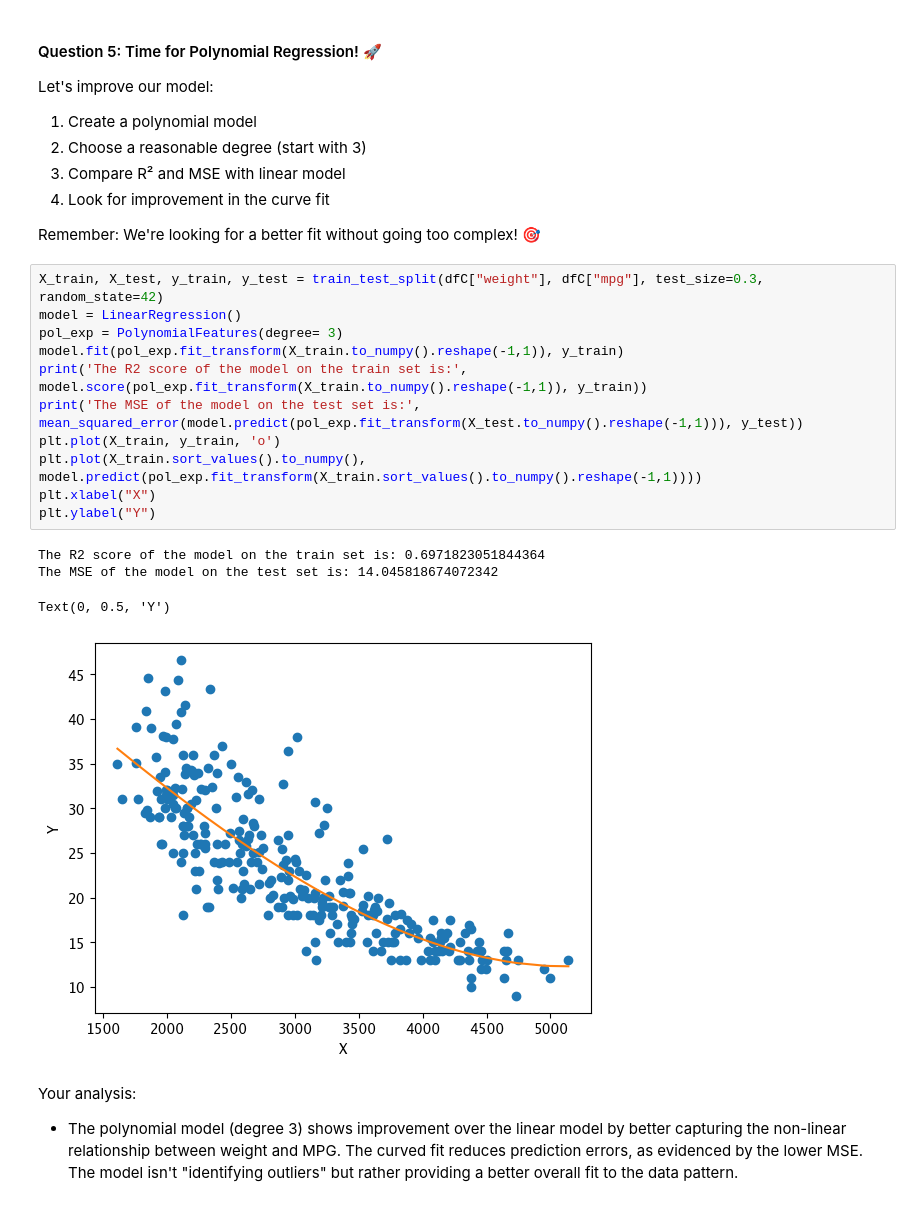
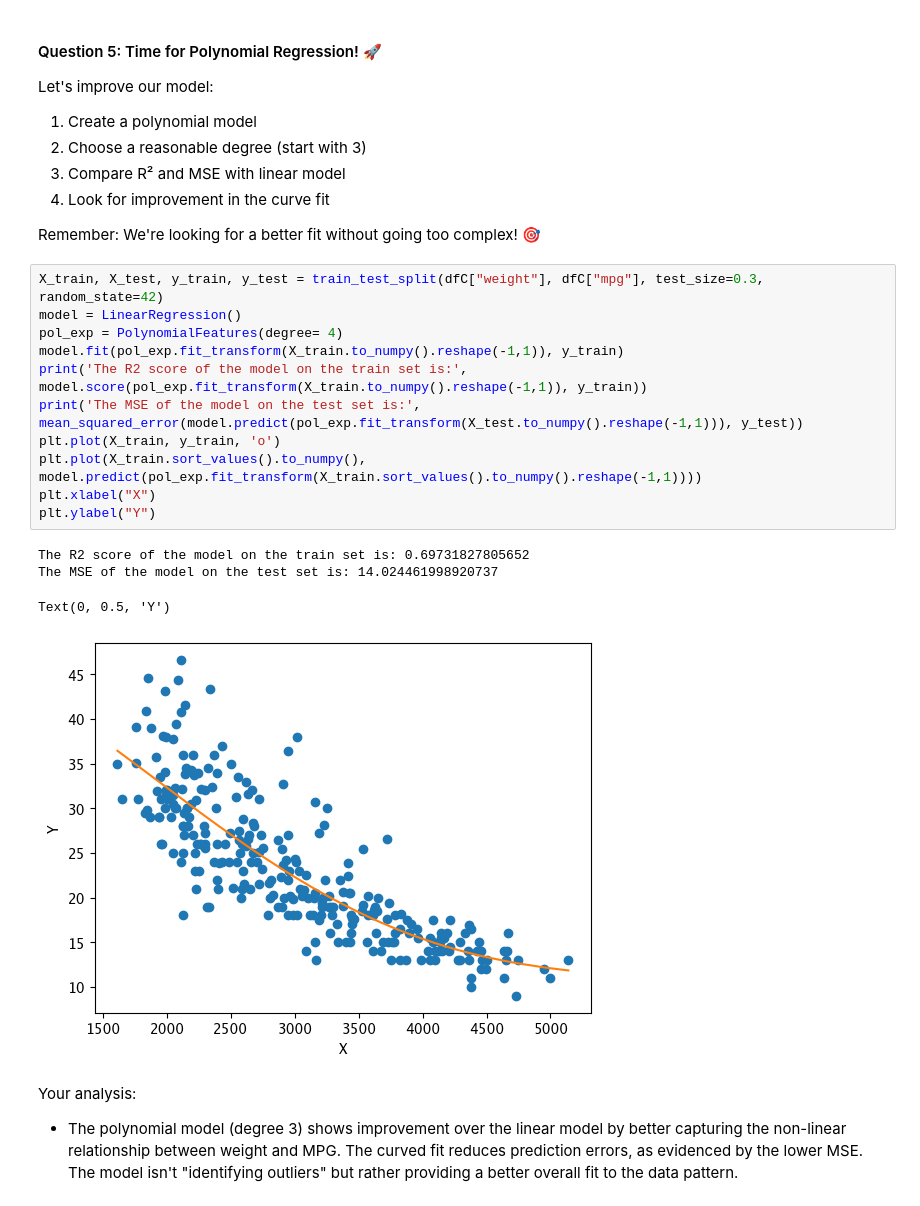
Before and after one commit to massirr/data-science-fundamentals, a Jupyter notebook: 3-Polynomial Regression/DSF 03 - Polynomial Regression Excercise.ipynb, the cells around one changed output. Saved outputs shown, nothing was run; the diff lists cells and outputs as text.

Commit message:
peeked polynomial regressin and tried ligresion excercises

```diff
--- a/3-Polynomial Regression/DSF 03 - Polynomial Regression Excercise.ipynb
+++ b/3-Polynomial Regression/DSF 03 - Polynomial Regression Excercise.ipynb
@@ -208,19 +208,19 @@ Remember: We're looking for a better fit without going too complex! 🎯
 # %%
 X_train, X_test, y_train, y_test = train_test_split(dfC["weight"], dfC["mpg"], test_size=0.3, random_state=42)
 model = LinearRegression()
-pol_exp = PolynomialFeatures(degree= 3)
+pol_exp = PolynomialFeatures(degree= 4)
 model.fit(pol_exp.fit_transform(X_train.to_numpy().reshape(-1,1)), y_train)
 print('The R2 score of the model on the train set is:', model.score(pol_exp.fit_transform(X_train.to_numpy().reshape(-1,1)), y_train))
 print('The MSE of the model on the test set is:', mean_squared_error(model.predict(pol_exp.fit_transform(X_test.to_numpy().reshape(-1,1))), y_test))
 plt.plot(X_train, y_train, 'o')
 plt.plot(X_train.sort_values().to_numpy(), model.predict(pol_exp.fit_transform(X_train.sort_values().to_numpy().reshape(-1,1))))
 plt.xlabel("X")
 plt.ylabel("Y")
 # %% [output]
-The R2 score of the model on the train set is: 0.6971823051844364
-The MSE of the model on the test set is: 14.045818674072342
+The R2 score of the model on the train set is: 0.69731827805652
+The MSE of the model on the test set is: 14.024461998920737
 Text(0, 0.5, 'Y')
-[figure, old version]
+[figure, new version]
 # %% [markdown]
 Your analysis:
 
```
Also changed, not shown: 4 other files.
